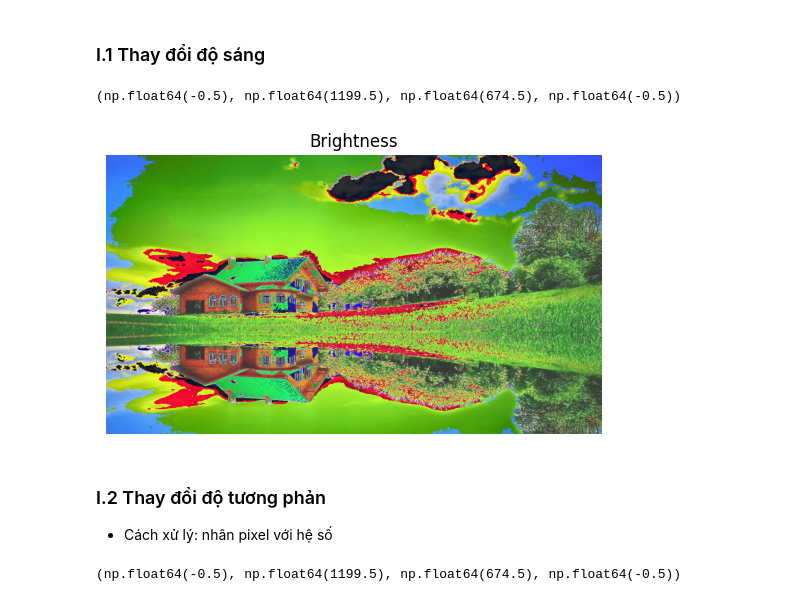
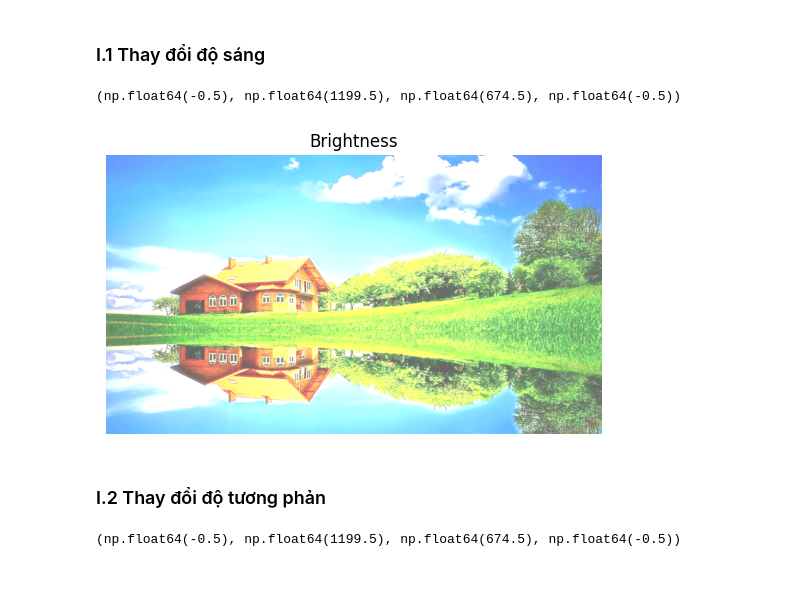
Before and after one commit to hongnhuanwork/IPCV_Group3_Lab, a Jupyter notebook: lab02/lab02.ipynb, the cells around one changed output. Drawn from its saved outputs; the diff is of its cells as text; code cells hidden in the pictures.

```diff
--- a/lab02/lab02.ipynb
+++ b/lab02/lab02.ipynb
@@ -9,6 +9,7 @@ import matplotlib.pyplot as plt
 # %%
 img = cv2.imread("lab02.jpg")  # đổi đường dẫn
 img = cv2.cvtColor(img, cv2.COLOR_BGR2RGB)
+img = img.astype(np.int16)
 
 plt.imshow(img)
 plt.title("Original")
@@ -23,17 +24,16 @@ plt.axis('off')
 # %%
 #Thay đổi độ sáng: Tăng hoặc giảm độ sáng của toàn bộ hình ảnh bằng cách cộng hoặc trừ một giá trị cố định cho mỗi điểm ảnh.
 def change_brightness(image, value):
     return np.clip(image + value, 0, 255).astype(np.uint8)
 
-bright = change_brightness(img, 50)
+bright = change_brightness(img, 100)
 
 plt.imshow(bright)
 plt.title("Brightness")
 plt.axis('off')
 # %% [output]
 (np.float64(-0.5), np.float64(1199.5), np.float64(674.5), np.float64(-0.5))
-[figure, old version]
+[figure, new version]
 # %% [markdown]
 ### I.2 Thay đổi độ tương phản
-- Cách xử lý: nhân pixel với hệ số
 # %%
```
Also changed, not shown: parts of 11 cells of this notebook.
